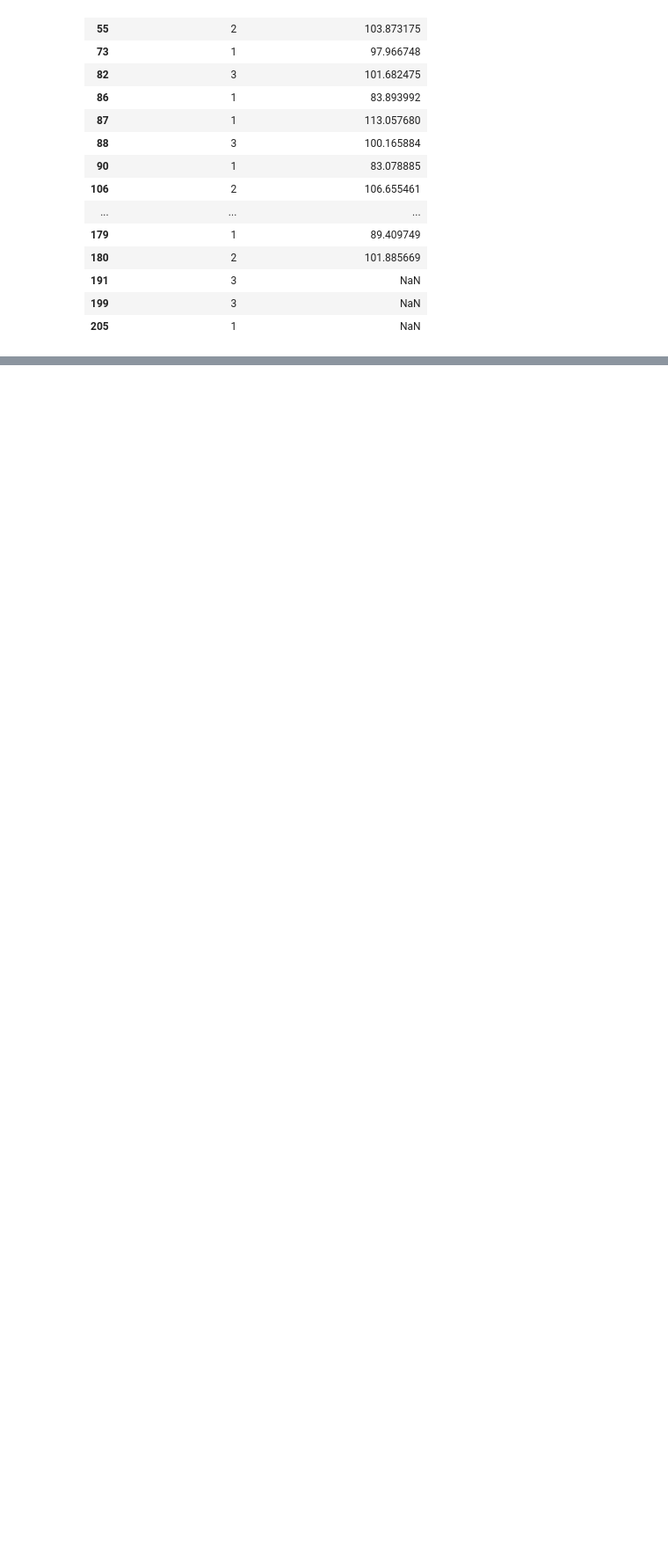
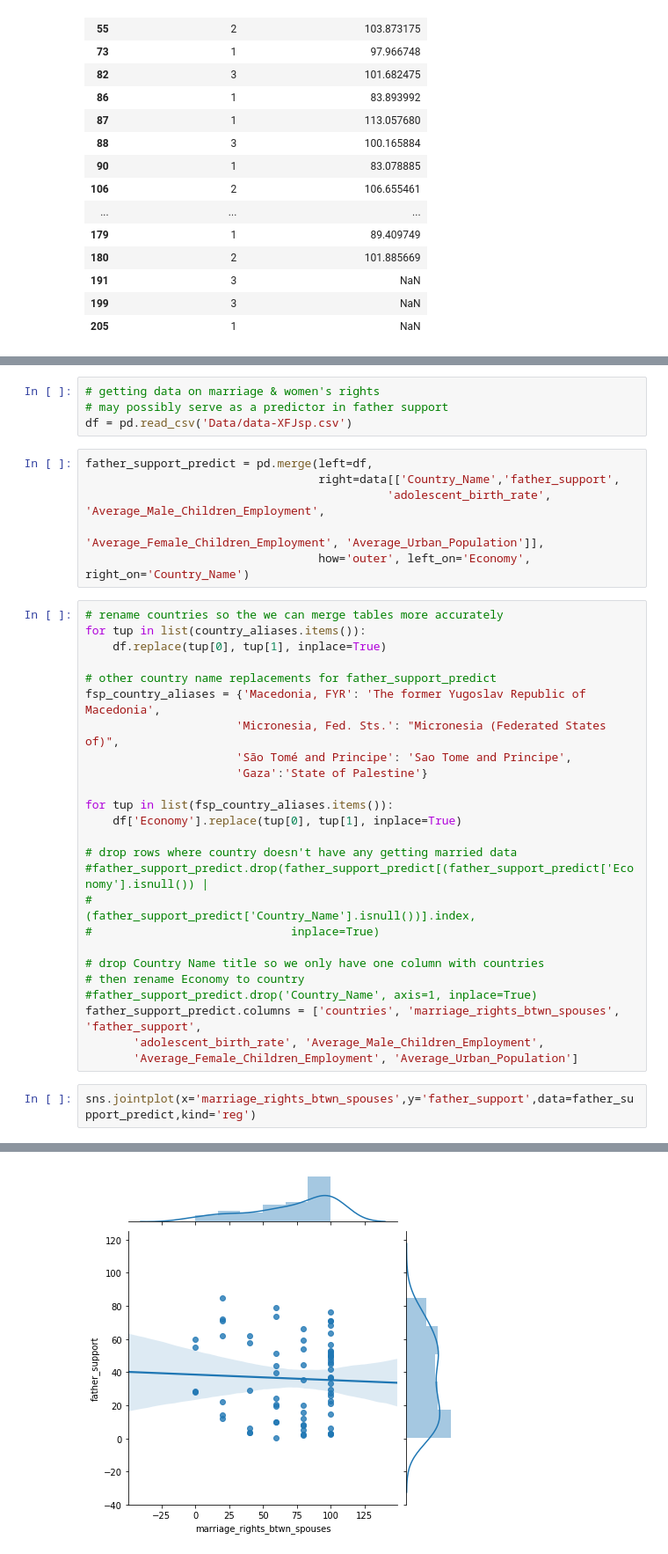
Before and after one commit to Yee-Brian14/primary_completion_rate, a Jupyter notebook: working-notebook.ipynb, the cells around one changed output, grey strips where cells are left out. Shown at 88% size. Drawn from its saved outputs; the diff is of its cells as text; blank space fills up the shorter version.

```diff
--- a/working-notebook.ipynb
+++ b/working-notebook.ipynb
@@ -559,0 +582,38 @@ Interaction term: $$SSA \cdot RCI$$
+# %%
+# getting data on marriage & women's rights
+# may possibly serve as a predictor in father support
+df = pd.read_csv('Data/data-XFJsp.csv')
+# %%
+father_support_predict = pd.merge(left=df,
+                                  right=data[['Country_Name','father_support',
+                                            'adolescent_birth_rate', 'Average_Male_Children_Employment',
+                                             'Average_Female_Children_Employment', 'Average_Urban_Population']],
+                                  how='outer', left_on='Economy', right_on='Country_Name')
+# %%
+# rename countries so the we can merge tables more accurately
+for tup in list(country_aliases.items()):
+    df.replace(tup[0], tup[1], inplace=True)
+
+# other country name replacements for father_support_predict
+fsp_country_aliases = {'Macedonia, FYR': 'The former Yugoslav Republic of Macedonia',
+                      'Micronesia, Fed. Sts.': "Micronesia (Federated States of)",
+                      'São Tomé and Principe': 'Sao Tome and Principe',
+                      'Gaza':'State of Palestine'}
+
+for tup in list(fsp_country_aliases.items()):
+    df['Economy'].replace(tup[0], tup[1], inplace=True)
+
+# drop rows where country doesn't have any getting married data
+#father_support_predict.drop(father_support_predict[(father_support_predict['Economy'].isnull()) |
+#                                                    (father_support_predict['Country_Name'].isnull())].index,
+#                             inplace=True)
+
+# drop Country Name title so we only have one column with countries
+# then rename Economy to country
+#father_support_predict.drop('Country_Name', axis=1, inplace=True)
+father_support_predict.columns = ['countries', 'marriage_rights_btwn_spouses', 'father_support',
+       'adolescent_birth_rate', 'Average_Male_Children_Employment',
+       'Average_Female_Children_Employment', 'Average_Urban_Population']
+# %%
+sns.jointplot(x='marriage_rights_btwn_spouses',y='father_support',data=father_support_predict,kind='reg')
+# %% [output]
@@ -559,0 +621 @@ Interaction term: $$SSA \cdot RCI$$
+[figure, added]
```
Also changed, not shown: parts of 18 cells of this notebook, 1 other file.
